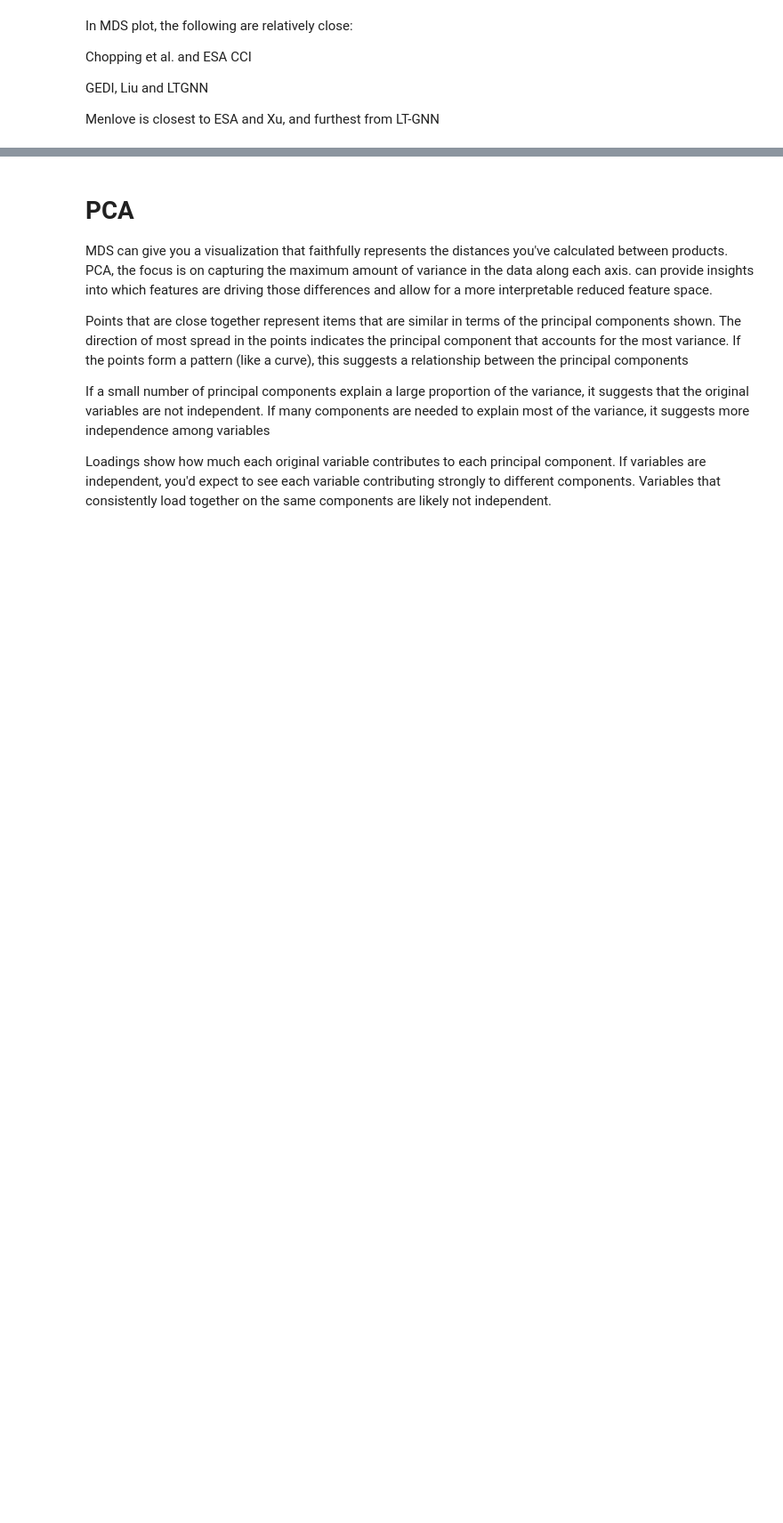
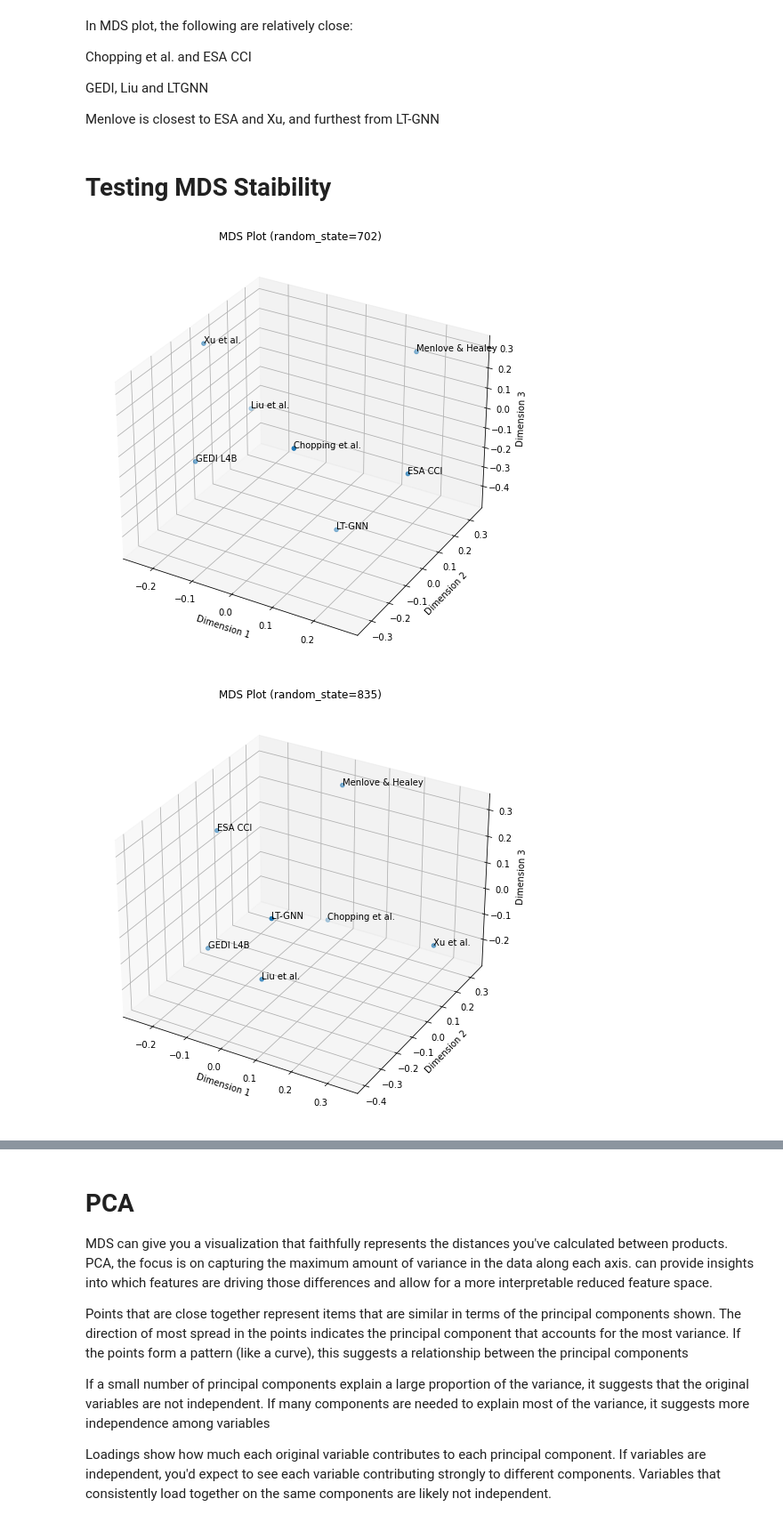
Before and after one commit to aiza-k/ClusterAnalysis, a Jupyter notebook: Product_grouping_outline.ipynb, the cells around one changed output, grey strips where cells are left out. Shown at 89% size. Cells and saved outputs as stored; diff of their text form; code cells hidden in the pictures; blank space fills up the shorter version.

```diff
--- a/Product_grouping_outline.ipynb
+++ b/Product_grouping_outline.ipynb
@@ -508,3 +523,68 @@ Chopping et al. and ESA CCI
 GEDI, Liu and LTGNN
 
 Menlove is closest to ESA and Xu, and furthest from LT-GNN
+# %% [markdown]
+# Testing MDS Staibility
+# %%
+from mpl_toolkits.mplot3d import Axes3D
+
+def test_MDS_stability(distance_df, n_tests=5, random_states=None, n_components=2):
+    if random_states is None:
+        random_states = np.random.randint(0, 1000, n_tests)
+
+    n_products = len(distance_df)
+    all_coords = np.zeros((n_tests, n_products, n_components))
+
+    if n_components == 2:
+        plt.figure(figsize=(15, 5 * n_tests))
+
+    for i, rs in enumerate(random_states):
+        mds = MDS(n_components=n_components, dissimilarity='precomputed', random_state=rs)
+        mds_coords = mds.fit_transform(distance_df)
+        all_coords[i] = mds_coords
+
+        if n_components == 2:
+            plt.subplot(n_tests, 1, i+1)
+            plt.scatter(mds_coords[:, 0], mds_coords[:, 1], marker='o')
+            for j, product in enumerate(distance_df.index):
+                plt.annotate(product, (mds_coords[j, 0], mds_coords[j, 1]), xytext=(5, 5),
+                             textcoords='offset points')
+            plt.title(f'MDS Plot (random_state={rs})')
+            plt.xlabel('Dimension 1')
+            plt.ylabel('Dimension 2')
+
+        elif n_components == 3:
+            fig = plt.figure(figsize=(15, 10 * n_tests))  # Increase the height for better visibility
+            ax = fig.add_subplot(n_tests, 1, i+1, projection='3d')
+            ax.scatter(mds_coords[:, 0], mds_coords[:, 1], mds_coords[:, 2], marker='o')
+            for j, product in enumerate(distance_df.index):
+                ax.text(mds_coords[j, 0], mds_coords[j, 1], mds_coords[j, 2], product)
+            ax.set_title(f'MDS Plot (random_state={rs})')
+            ax.set_xlabel('Dimension 1')
+            ax.set_ylabel('Dimension 2')
+            ax.set_zlabel('Dimension 3')
+
+    if n_components == 2:
+        plt.tight_layout()
+        plt.show()
+    elif n_components == 3:
+        plt.show()
+
+    # Calculate and print stability metrics
+    mean_coords = np.mean(all_coords, axis=0)
+    std_coords = np.std(all_coords, axis=0)
+
+    print("Stability Metrics:")
+    for i, product in enumerate(distance_df.index):
+        print(f"{product}:")
+        mean_str = ", ".join(f"{mean_coords[i, d]:.2f}" for d in range(n_components))
+        std_str = ", ".join(f"{std_coords[i, d]:.2f}" for d in range(n_components))
+        print(f"  Mean position: ({mean_str})")
+        print(f"  Std deviation: ({std_str})")
+        print()
+
+# Usage
+test_MDS_stability(distance_df, n_tests=5, n_components=3)  # Example usage for 3D MDS
+# %% [output]
+[figure, added]
+[figure, added]
```
Also changed, not shown: parts of 8 cells of this notebook, 4 other files.
